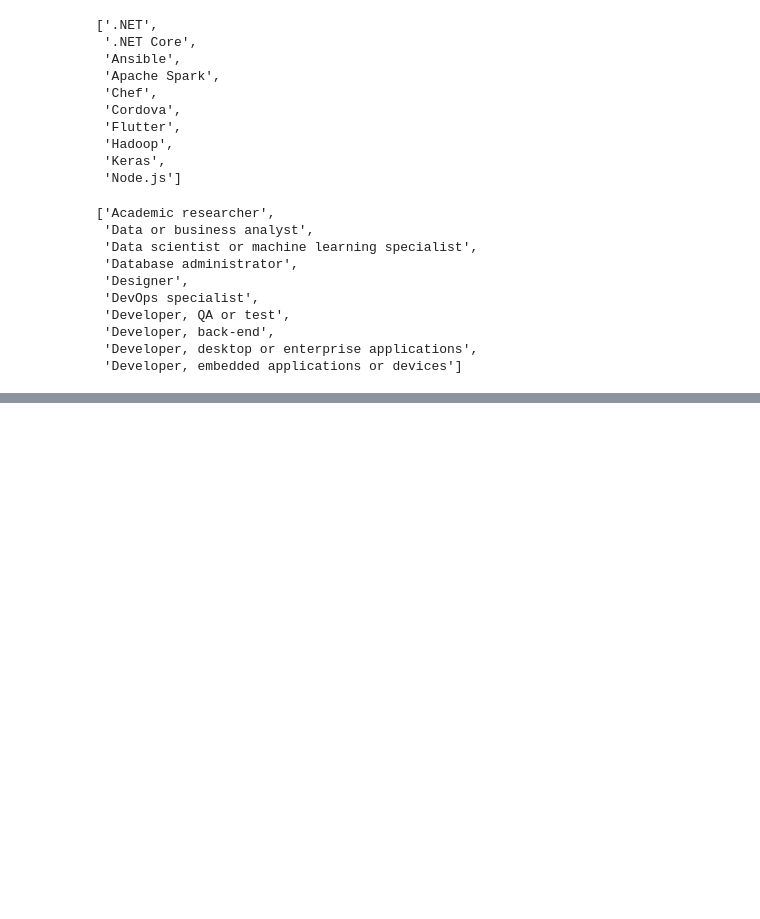
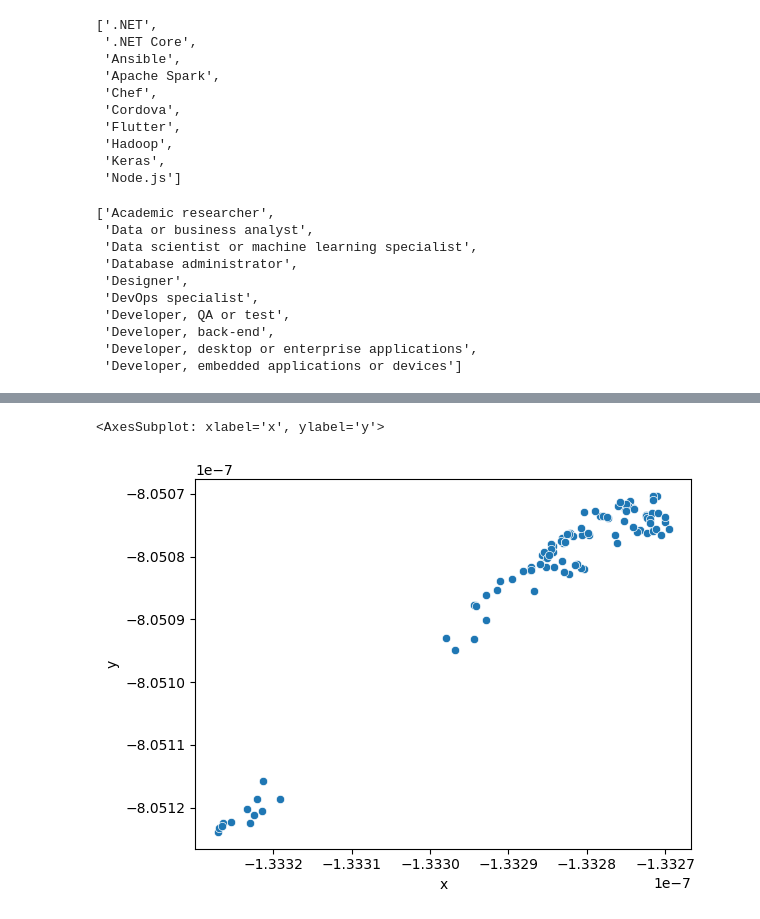
Before and after one commit to joseph-tharwat/stackoverflowDeveloper, a Jupyter notebook: notebooks/4_feature_engineering.ipynb, the cells around one changed output, grey strips where cells are left out. Drawn from its saved outputs; the diff is of its cells as text; code cells hidden in the pictures; blank space fills up the shorter version.

Commit message:
percentage and specificty in skills, more analysis

```diff
--- a/notebooks/4_feature_engineering.ipynb
+++ b/notebooks/4_feature_engineering.ipynb
@@ -62,3 +67,7 @@ jobs[:10]
  'Developer, back-end',
  'Developer, desktop or enterprise applications',
  'Developer, embedded applications or devices']
+# %%
+df_skills = df.copy().drop("DevType",axis=1)
+df_skills_scaled = StandardScaler().fit_transform(df_skills)
+df_skills_scaled
@@ -64,0 +92,3 @@ jobs[:10]
+# %%
+tsne = TSNE(n_components=2,max_iter=10**10,init="pca",learning_rate=0.01)
+skills_tsne = tsne.fit_transform(df_skills_scaled.T)
@@ -64,0 +99,3 @@ jobs[:10]
+# %%
+df_skills_tsne = pd.DataFrame(skills_tsne, index=df_skills.columns,columns=["x","y"])
+df_skills_tsne.head()
@@ -64,0 +109,5 @@ jobs[:10]
+# %%
+sns.scatterplot(x=df_skills_tsne["x"], y=df_skills_tsne["y"])
+# %% [output]
+<AxesSubplot: xlabel='x', ylabel='y'>
+[figure, added]
```
Also changed, not shown: parts of 6 cells of this notebook, 1 other file.
